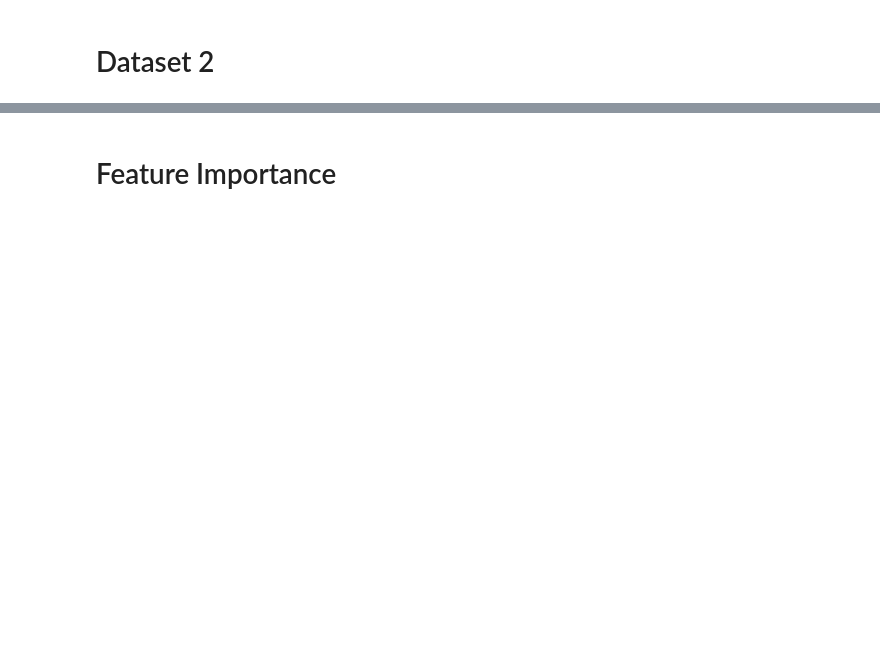
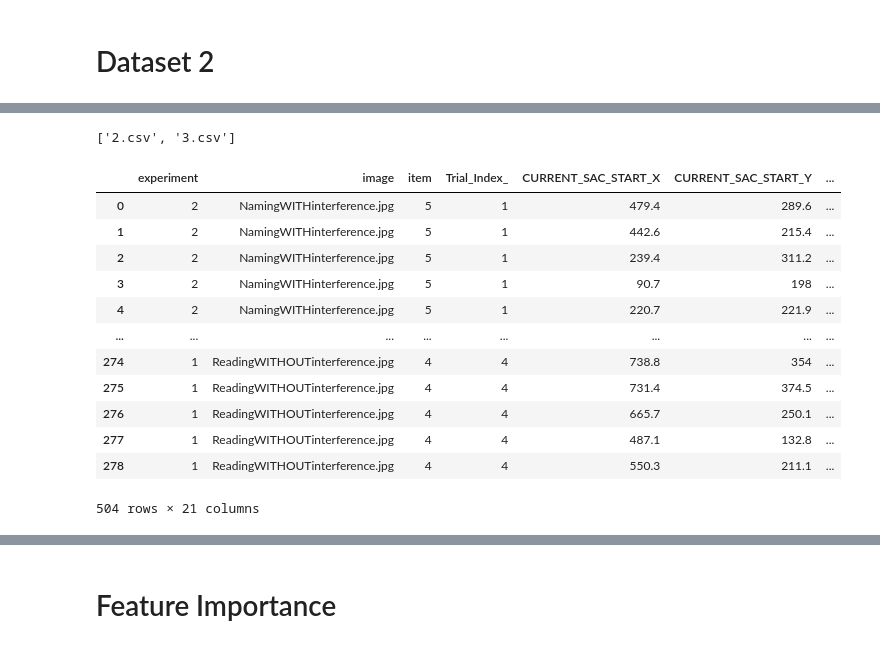
Before and after one commit to AndrewHallam1/SIT723, a Jupyter notebook: SIT723v1.ipynb, the cells around one changed output, grey strips where cells are left out. Cells and saved outputs as stored; diff of their text form; code cells hidden in the pictures; blank space fills up the shorter version.

```diff
--- a/SIT723v1.ipynb
+++ b/SIT723v1.ipynb
@@ -726,0 +1093,33 @@ colet_final
+# %%
+#saccades
+#again, python thinks the files are corrupt, refuses to even open theem. Have had to manually change them to excel files - only done a few now as a test
+#have had to do them as csv or it gets picked up automatically earlier on
+
+files_csv = [f for f in files if f[-3:] == 'csv']
+files_csv
+# %% [output]
+['2.csv', '3.csv']
+# %%
+mla_sacc = pd.DataFrame()
+# %%
+for f in files_csv:
+    #data = pd.read_excel(f)
+    data1 = pd.read_csv(f)
+    data1['RECORDING_SESSION_LABEL'] = f[:-4]
+    mla_sacc = mla_sacc.append(data1)
+# %%
+mla_sacc
+# %% [output]
+|  | experiment | image | item | Trial_Index_ | CURRENT_SAC_START_X | CURRENT_SAC_START_Y | ... |
+| 0 | 2 | NamingWITHinterference.jpg | 5 | 1 | 479.4 | 289.6 | ... |
+| 1 | 2 | NamingWITHinterference.jpg | 5 | 1 | 442.6 | 215.4 | ... |
+| 2 | 2 | NamingWITHinterference.jpg | 5 | 1 | 239.4 | 311.2 | ... |
+| 3 | 2 | NamingWITHinterference.jpg | 5 | 1 | 90.7 | 198 | ... |
+| 4 | 2 | NamingWITHinterference.jpg | 5 | 1 | 220.7 | 221.9 | ... |
+| ... | ... | ... | ... | ... | ... | ... | ... |
+| 274 | 1 | ReadingWITHOUTinterference.jpg | 4 | 4 | 738.8 | 354 | ... |
+| 275 | 1 | ReadingWITHOUTinterference.jpg | 4 | 4 | 731.4 | 374.5 | ... |
+| 276 | 1 | ReadingWITHOUTinterference.jpg | 4 | 4 | 665.7 | 250.1 | ... |
+| 277 | 1 | ReadingWITHOUTinterference.jpg | 4 | 4 | 487.1 | 132.8 | ... |
+| 278 | 1 | ReadingWITHOUTinterference.jpg | 4 | 4 | 550.3 | 211.1 | ... |
+504 rows × 21 columns
```
Also changed, not shown: parts of 92 cells of this notebook.
